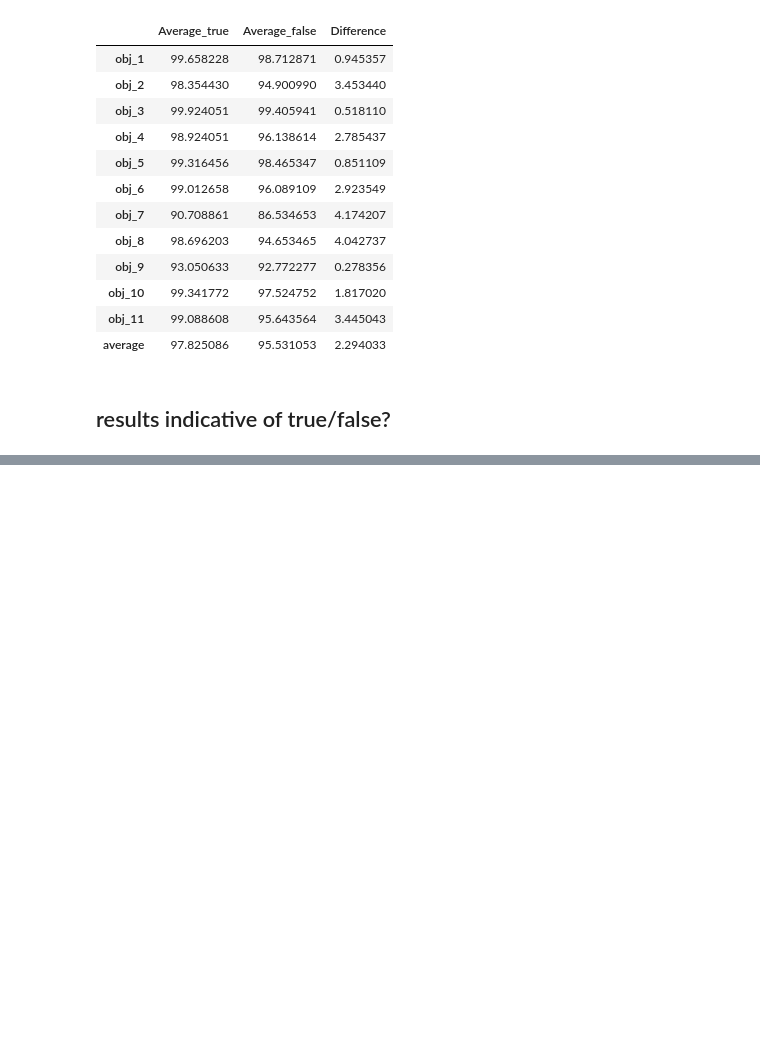
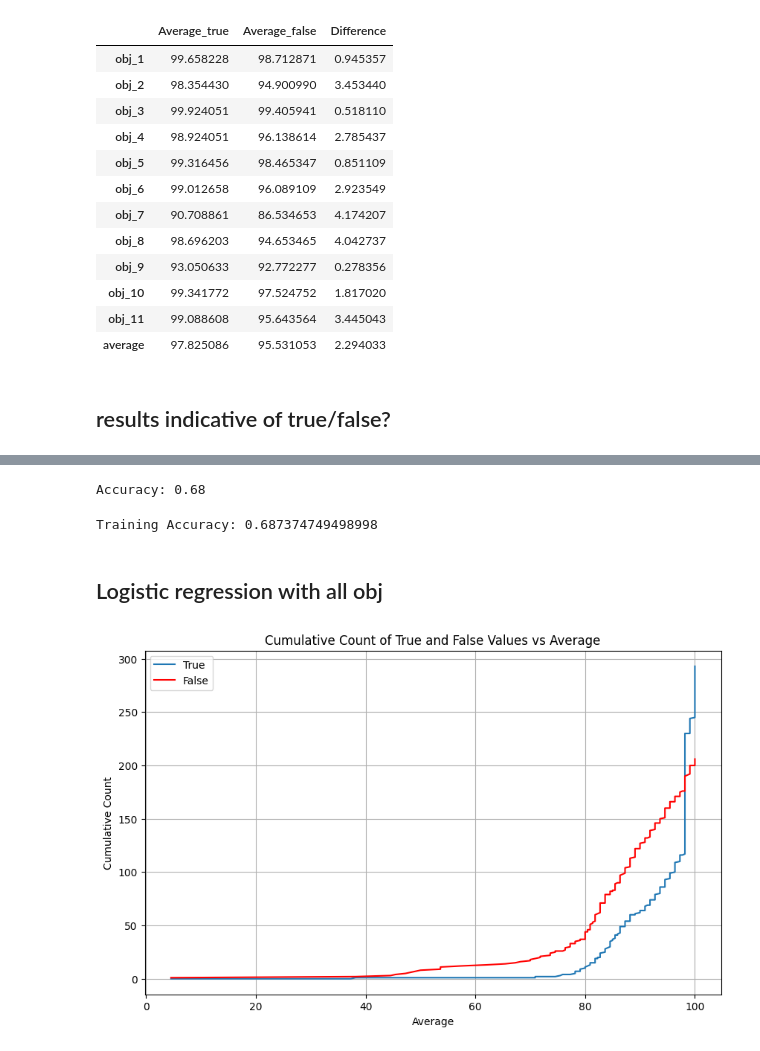
Before and after one commit to OpenBioLink/ThoughtSource, a Jupyter notebook: notebooks/reflection_messages/reflection_to_prediction.ipynb, the cells around one changed output, grey strips where cells are left out. Cells and saved outputs as stored; diff of their text form; code cells hidden in the pictures; blank space fills up the shorter version.

```diff
--- a/notebooks/reflection_messages/reflection_to_prediction.ipynb
+++ b/notebooks/reflection_messages/reflection_to_prediction.ipynb
@@ -854,0 +819,27 @@ scores_true
+# %%
+df_for_reg = df_for_reg[df_for_reg['average'].notna()]
+
+X = df_for_reg['average'].values.reshape(-1, 1)  # Features
+y = df_for_reg['Indicator'].values  # Target variable
+
+X_train, X_test, y_train, y_test = train_test_split(X, y, test_size=0.2, random_state=42)
+
+classifier = LogisticRegression()
+classifier.fit(X_train, y_train)
+
+y_pred = classifier.predict(X_test)
+accuracy = accuracy_score(y_test, y_pred)
+print("Accuracy:", accuracy)
+# %% [output]
+Accuracy: 0.68
+# %%
+classifier = LogisticRegression()
+classifier.fit(X, y)
+
+y_pred = classifier.predict(X)
+accuracy = accuracy_score(y, y_pred)
+print("Training Accuracy:", accuracy)
+# %% [output]
+Training Accuracy: 0.687374749498998
+# %% [markdown]
+## Logistic regression with all obj
@@ -854,0 +858,39 @@ scores_true
+# %%
+# Modify the function to handle 'None' as string
+def handle_string(df, column):
+    for index, value in df[column].items():
+        if isinstance(value, str):
+            if value.lower() == 'none':
+                df.loc[index, column] = None  # or np.nan
+            else:
+                print(value)
+
+# Call the function
+handle_string(df, 'average')
+
+# Drop rows where 'Average' is None
+df = df[df['average'].notna()]
+
+# Make sure 'Average' column is of type float
+df['average'] = df['average'].astype(float)
+# %%
+# Sort DataFrame based on the 'Average' column from low to high
+df = df.sort_values(by='average')
+
+# Create new columns 'Cumulative Count True' and 'Cumulative Count False'
+# that contain the cumulative counts of 'True' and 'False' values, respectively
+df['Cumulative Count True'] = (df['Indicator'] == True).cumsum()
+df['Cumulative Count False'] = (df['Indicator'] == False).cumsum()
+
+# Create the plot
+plt.figure(figsize=(10, 6))
+plt.plot(df['average'], df['Cumulative Count True'], label='True')
+plt.plot(df['average'], df['Cumulative Count False'], label='False', color='r')
+plt.xlabel('Average')
+plt.ylabel('Cumulative Count')
+plt.title('Cumulative Count of True and False Values vs Average')
+plt.legend()
+plt.grid(True)
+plt.show()
+# %% [output]
+[figure, added]
```
Also changed, not shown: parts of 41 cells of this notebook.
